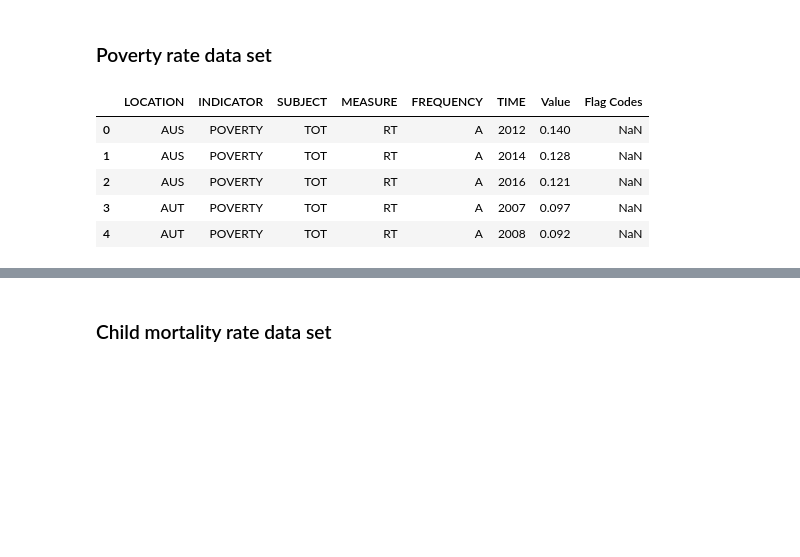
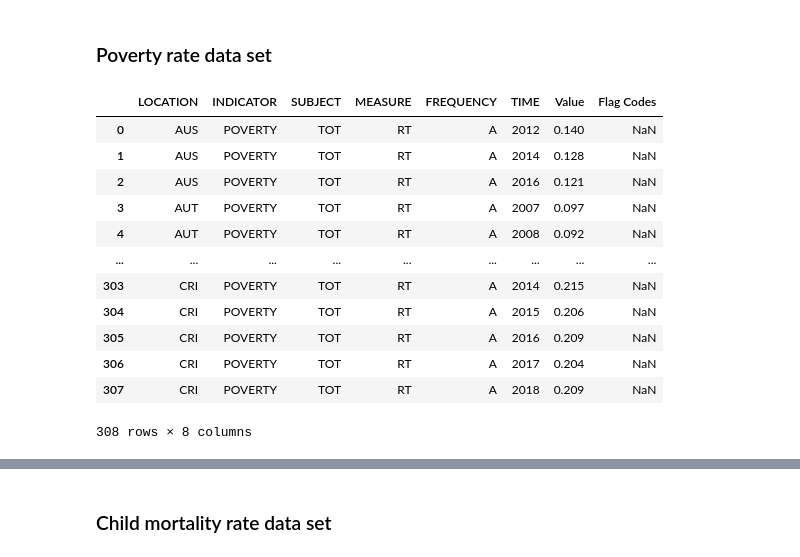
Before and after one commit to hackan98/DMML2019_Team_Nestle, a Jupyter notebook: code/HappinessProjectNestle.ipynb, the cells around one changed output, grey strips where cells are left out. Saved outputs shown, nothing was run; the diff lists cells and outputs as text; code cells hidden in the pictures; blank space fills up the shorter version.

```diff
--- a/code/HappinessProjectNestle.ipynb
+++ b/code/HappinessProjectNestle.ipynb
@@ -102,9 +144,16 @@ TauxPauvrete = pd.read_csv("https://raw.githubusercontent.com/hackan98/DMML2019_
-# %%
-TauxPauvrete.head()
-# %% [output]
-|  | LOCATION | INDICATOR | SUBJECT | MEASURE | FREQUENCY | TIME | Value | Flag Codes |
-| 0 | AUS | POVERTY | TOT | RT | A | 2012 | 0.140 | NaN |
-| 1 | AUS | POVERTY | TOT | RT | A | 2014 | 0.128 | NaN |
-| 2 | AUS | POVERTY | TOT | RT | A | 2016 | 0.121 | NaN |
-| 3 | AUT | POVERTY | TOT | RT | A | 2007 | 0.097 | NaN |
-| 4 | AUT | POVERTY | TOT | RT | A | 2008 | 0.092 | NaN |
+# %%
+df_TauxPauvrete
+# %% [output]
+|  | LOCATION | INDICATOR | SUBJECT | MEASURE | FREQUENCY | TIME | Value | Flag Codes |
+| 0 | AUS | POVERTY | TOT | RT | A | 2012 | 0.140 | NaN |
+| 1 | AUS | POVERTY | TOT | RT | A | 2014 | 0.128 | NaN |
+| 2 | AUS | POVERTY | TOT | RT | A | 2016 | 0.121 | NaN |
+| 3 | AUT | POVERTY | TOT | RT | A | 2007 | 0.097 | NaN |
+| 4 | AUT | POVERTY | TOT | RT | A | 2008 | 0.092 | NaN |
+| ... | ... | ... | ... | ... | ... | ... | ... | ... |
+| 303 | CRI | POVERTY | TOT | RT | A | 2014 | 0.215 | NaN |
+| 304 | CRI | POVERTY | TOT | RT | A | 2015 | 0.206 | NaN |
+| 305 | CRI | POVERTY | TOT | RT | A | 2016 | 0.209 | NaN |
+| 306 | CRI | POVERTY | TOT | RT | A | 2017 | 0.204 | NaN |
+| 307 | CRI | POVERTY | TOT | RT | A | 2018 | 0.209 | NaN |
+308 rows × 8 columns
```
Also changed, not shown: parts of 26 cells of this notebook.
